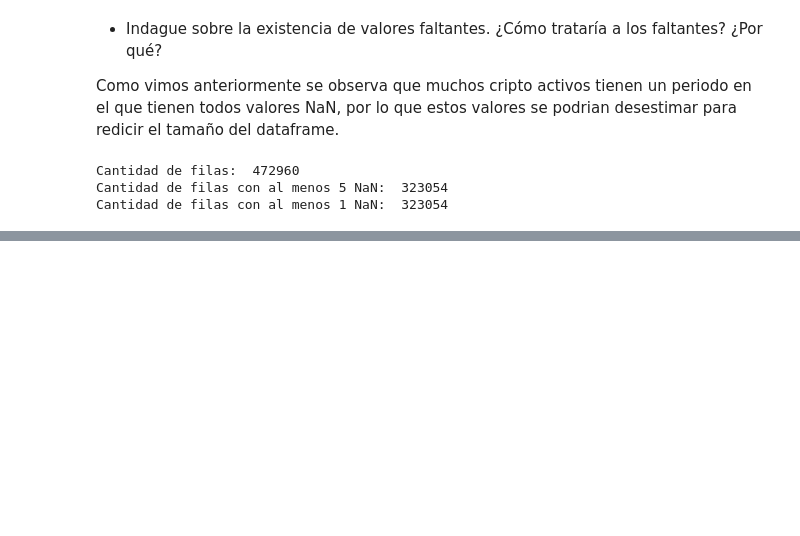
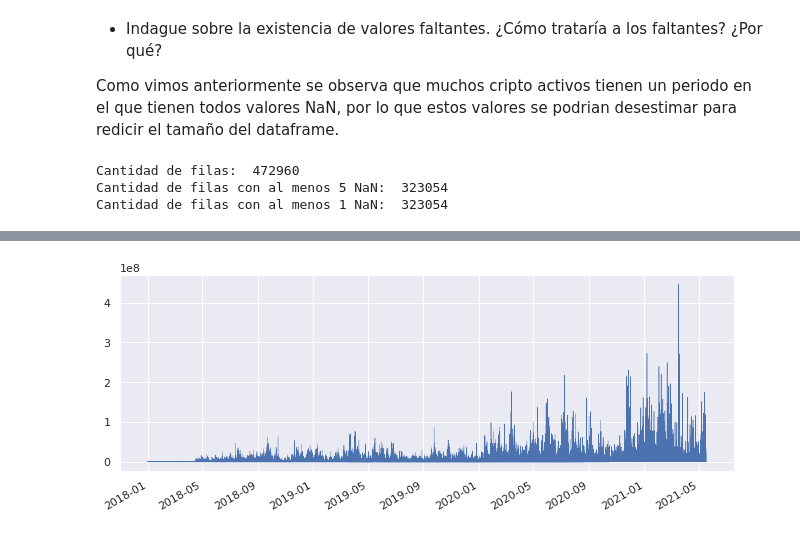
Before and after one commit to charly3d/Diplomatura-de-Datos-Mentoria, a Jupyter notebook: TP1_Analisis_y_Visualizacion/Analisis_y_Visualizacion 21-05-2021.ipynb, the cells around one changed output, grey strips where cells are left out. Drawn from its saved outputs; the diff is of its cells as text; code cells hidden in the pictures; blank space fills up the shorter version.

```diff
--- a/TP1_Analisis_y_Visualizacion/Analisis_y_Visualizacion 21-05-2021.ipynb
+++ b/TP1_Analisis_y_Visualizacion/Analisis_y_Visualizacion 21-05-2021.ipynb
@@ -321,0 +347,4 @@ Ya que la cantidad de filas que tienen al menos un dato nulo, es la misma cantid
+# %%
+df['volume'].plot(linewidth=0.5);
+# %% [output]
+[figure, added]
```
Also changed, not shown: parts of 5 cells of this notebook.
